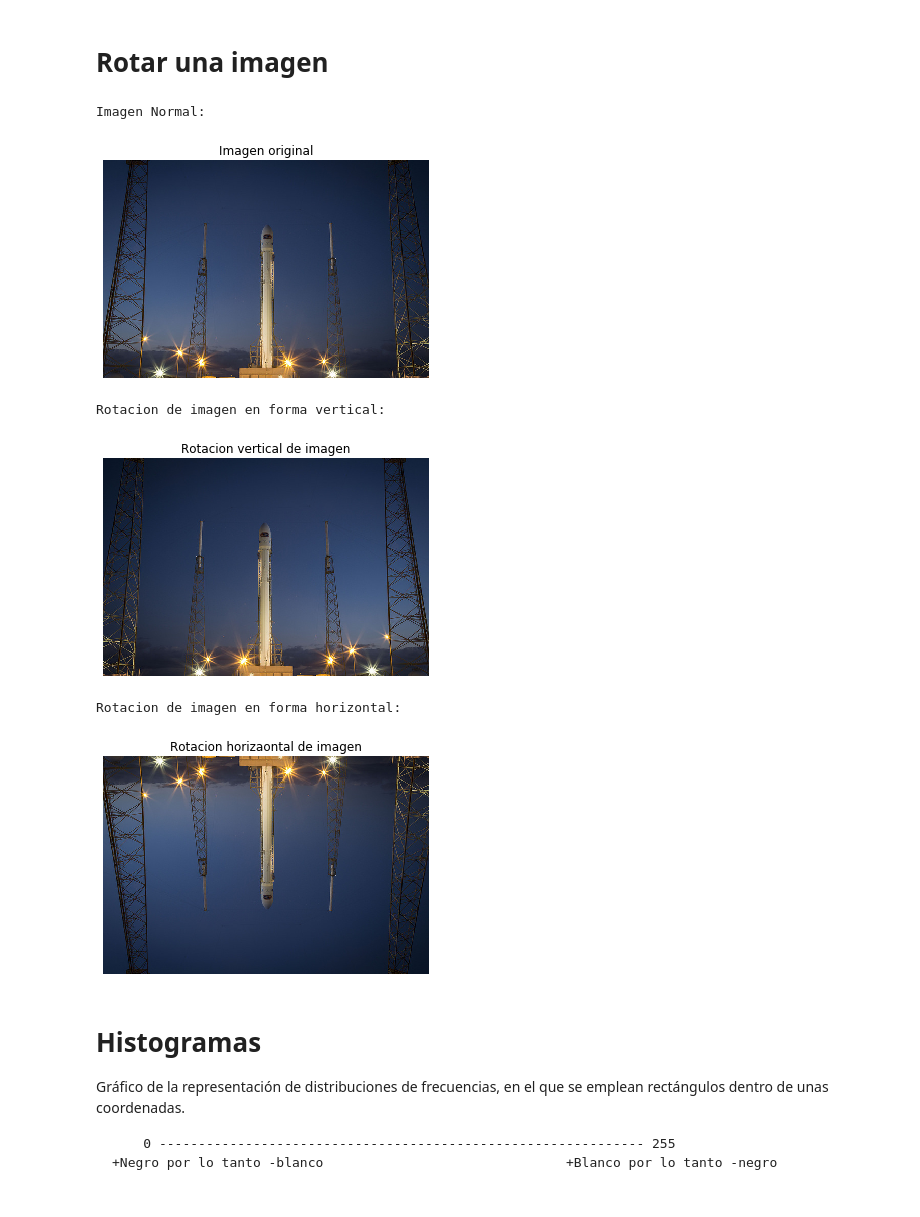
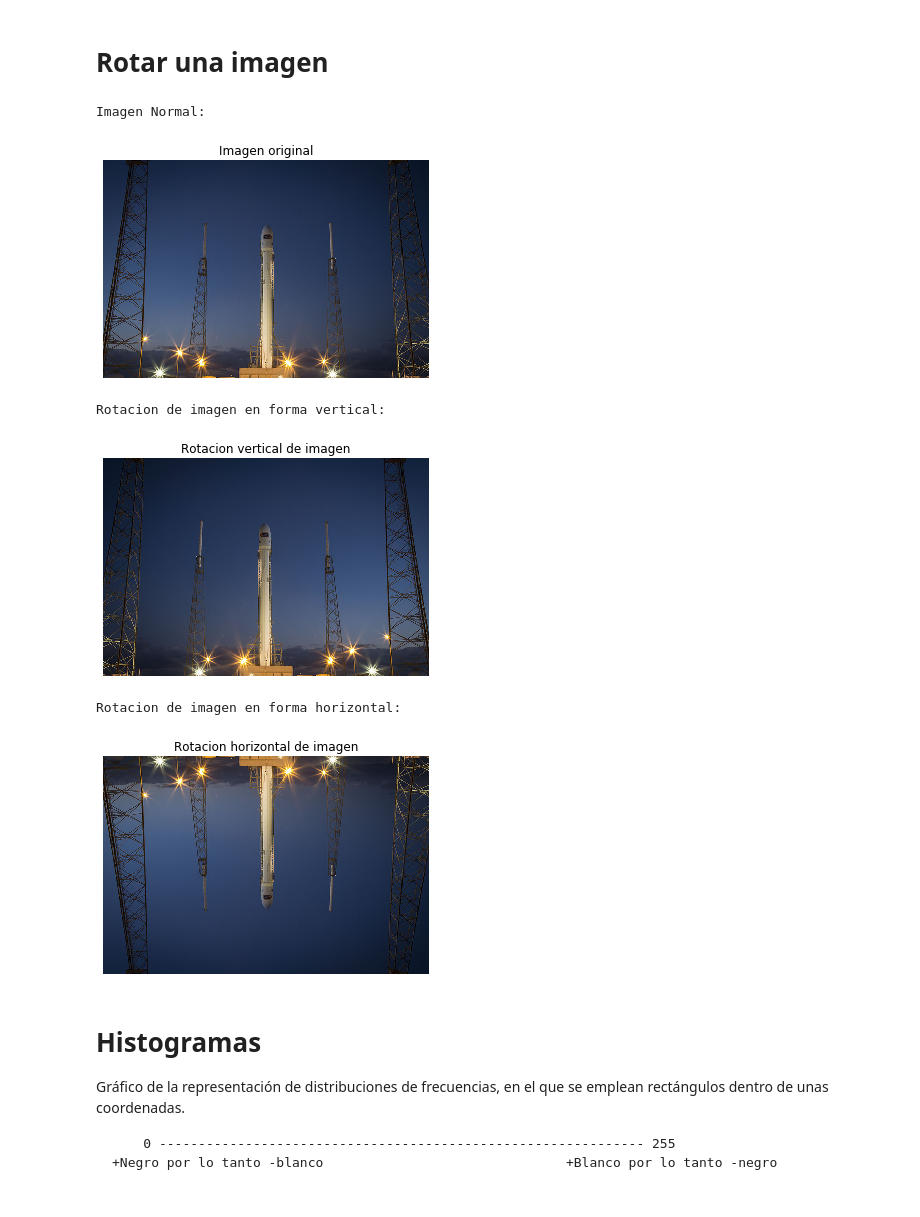
Before and after one commit to epinedaWorks/ProcesadoDeImagenes, a Jupyter notebook: ProcesamientoDeImagenes.ipynb, the cells around one changed output. Drawn from its saved outputs; the diff is of its cells as text; code cells hidden in the pictures.

```diff
--- a/ProcesamientoDeImagenes.ipynb
+++ b/ProcesamientoDeImagenes.ipynb
@@ -64,23 +65,23 @@ show_image(gray_scaled_rocket, 'Grayscale image')
 # %%
 #Imagen normal:
 
 print("Imagen Normal:")
 show_image(rocket, "Imagen original")
 
 print("Rotacion de imagen en forma vertical:")
 imgRotacionVertical= np.fliplr(rocket)
 show_image(imgRotacionVertical, 'Rotacion vertical de imagen')
 
 print("Rotacion de imagen en forma horizontal:")
 imgRotacionHorizontal= np.flipud(rocket)
-show_image(imgRotacionHorizontal, 'Rotacion horizaontal de imagen')
+show_image(imgRotacionHorizontal, 'Rotacion horizontal de imagen')
 # %% [output]
 Imagen Normal:
 [figure]
 Rotacion de imagen en forma vertical:
 [figure]
 Rotacion de imagen en forma horizontal:
-[figure, old version]
+[figure, new version]
 # %% [markdown]
 
 # Histogramas
```
Also changed, not shown: parts of 15 cells of this notebook, 2 other files.
